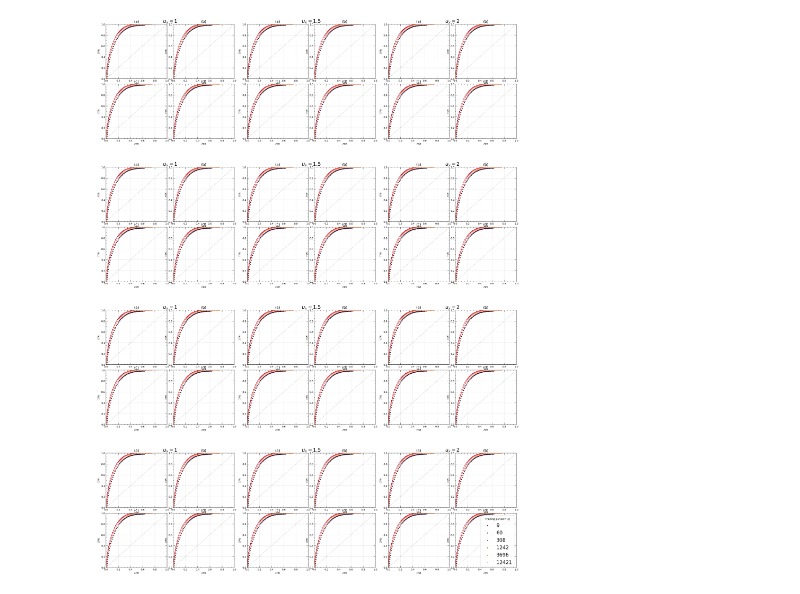
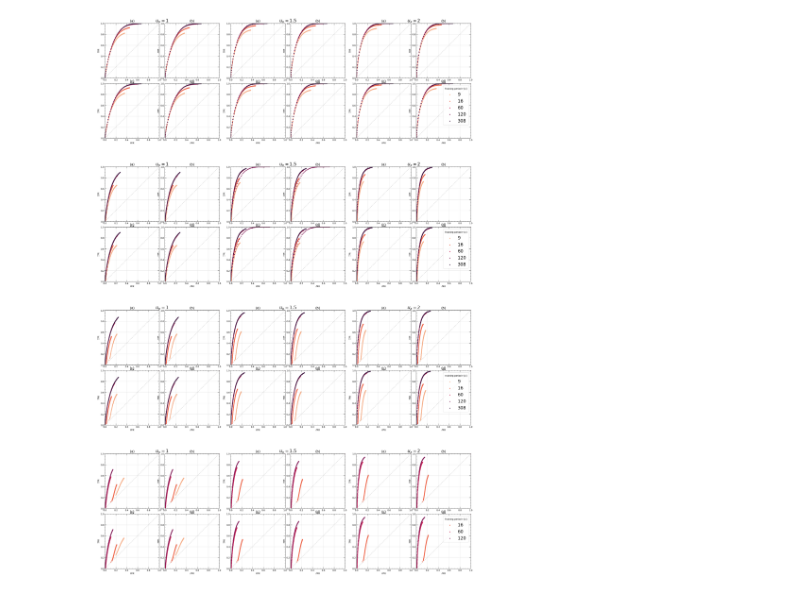
Before and after one commit to Moorboor/WindGust, a Jupyter notebook: PlotROC.ipynb, the cells around one changed output. Saved outputs shown, nothing was run; the diff lists cells and outputs as text; code cells hidden in the pictures.

```diff
--- a/PlotROC.ipynb
+++ b/PlotROC.ipynb
@@ -27 +39,18 @@ for p in p_list:
+# %%
+train_pers = [9, 16, 60, 120, 308]
+processed_dict_performances = {}
+
+for p in p_list:
+    for gust_th in gust_ths:
+        for beta in betas:
+            performances = roots[f"/AR({p})/GustTh={gust_th}/Beta={beta}"]
+            dict_performances = dict.fromkeys(train_pers)
+
+            for fname, performance in performances.items():
+                train_per_match = re.search(r"training_per=([\d.]+)", fname)
+                train_per = train_per_match.group(1) if train_per_match else None
+                if int(train_per) in train_pers:
+                    dict_performances[int(train_per)] = performance
+
+            processed_dict_performances[f"/AR({p})/GustTh={gust_th}/Beta={beta}"] = dict_performances
 # %%
@@ -71,21 +108,10 @@ def plot_roc(*, dict_performances, train_pers):
 
 
     #plt.savefig(os.path.join(PLOTS_PATH, "test2.png"), format="png", dpi=300, bbox_inches="tight")
-# %%
-train_pers = [9, 60, 308, 1242, 3696, 12421]
-dict_performances = dict.fromkeys(train_pers)
-
-for performances in ar_p_performances[1:2]:
-    for fname, performance in performances.items():
-        train_per_match = re.search(r"training_per=([\d.]+)", fname)
-        train_per = train_per_match.group(1) if train_per_match else None
-
-        if int(train_per) in train_pers:
-            dict_performances[int(train_per)] = performance
-
-    plot_roc(dict_performances=dict_performances, train_pers=train_pers)
-# %% [output]
-[figure, removed]
+# %%
+plot_roc(processed_dict_performances=processed_dict_performances, train_pers=train_pers)
+# %% [output]
+[figure, added]
 # %%
 def get_auc(performance):
     integy = np.flip(performance["TPR"])
```
Also changed, not shown: parts of 10 cells of this notebook, 2 other files.
